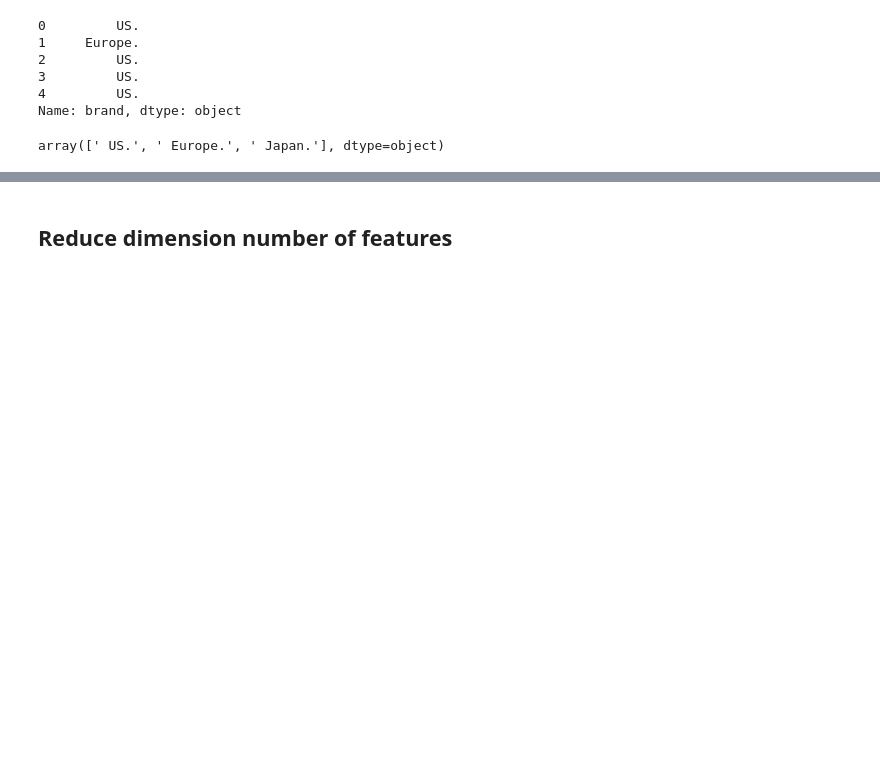
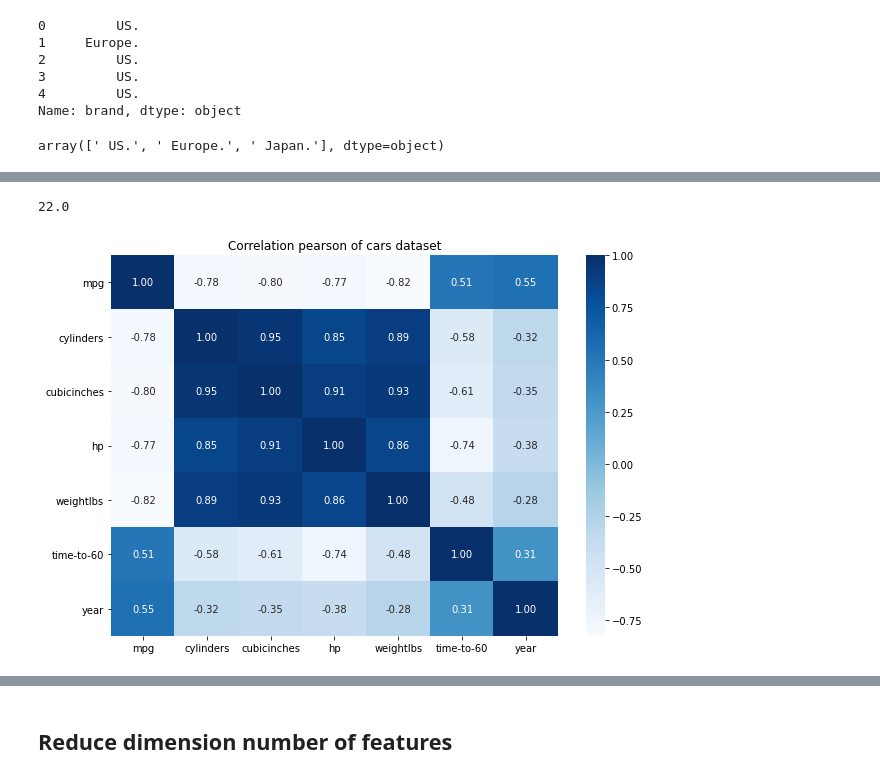
Before and after one commit to joberthrogers18/Machine-Learning-Training, a Jupyter notebook: IGTI_course/Challenges/final_challenge.ipynb, the cells around one changed output, grey strips where cells are left out. Saved outputs shown, nothing was run; the diff lists cells and outputs as text; code cells hidden in the pictures; blank space fills up the shorter version.

```diff
--- a/IGTI_course/Challenges/final_challenge.ipynb
+++ b/IGTI_course/Challenges/final_challenge.ipynb
@@ -124,0 +205,16 @@ x_values['weightlbs'] = encode_inst.fit_transform(x_values['weightlbs'])
+# %%
+x_values['mpg'].median()
+# %% [output]
+22.0
+# %%
+# coeficient pearson
+data_heatmap = x_values[['mpg', 'cylinders', 'cubicinches', 'hp', 'weightlbs', 'time-to-60', 'year']]
+plt.figure(figsize=(10, 7))
+sns.heatmap(data_heatmap.corr(),
+            annot = True,
+            fmt = '.2f',
+            cmap='Blues')
+plt.title('Correlation pearson of cars dataset')
+plt.show()
+# %% [output]
+[figure, added]
```
Also changed, not shown: parts of 30 cells of this notebook.
